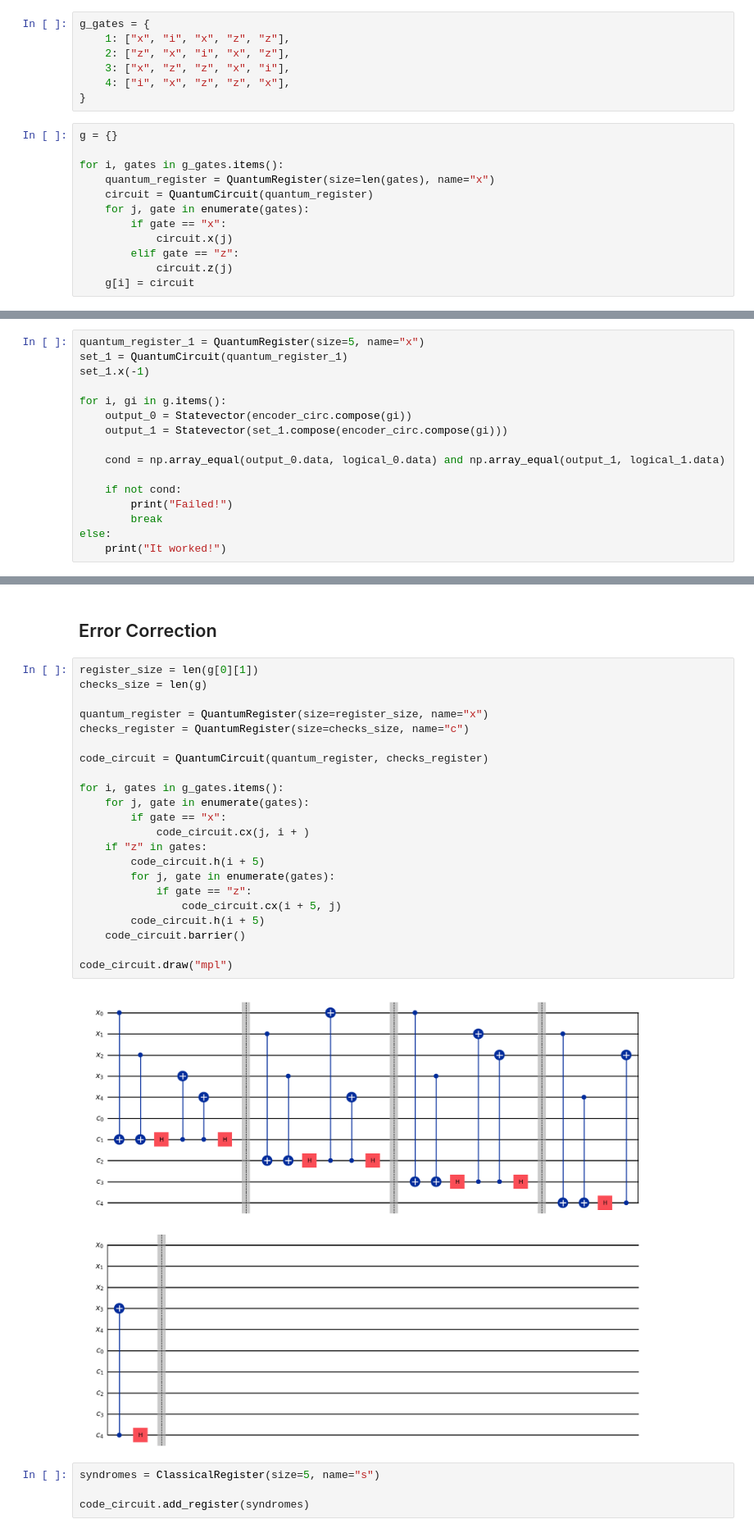
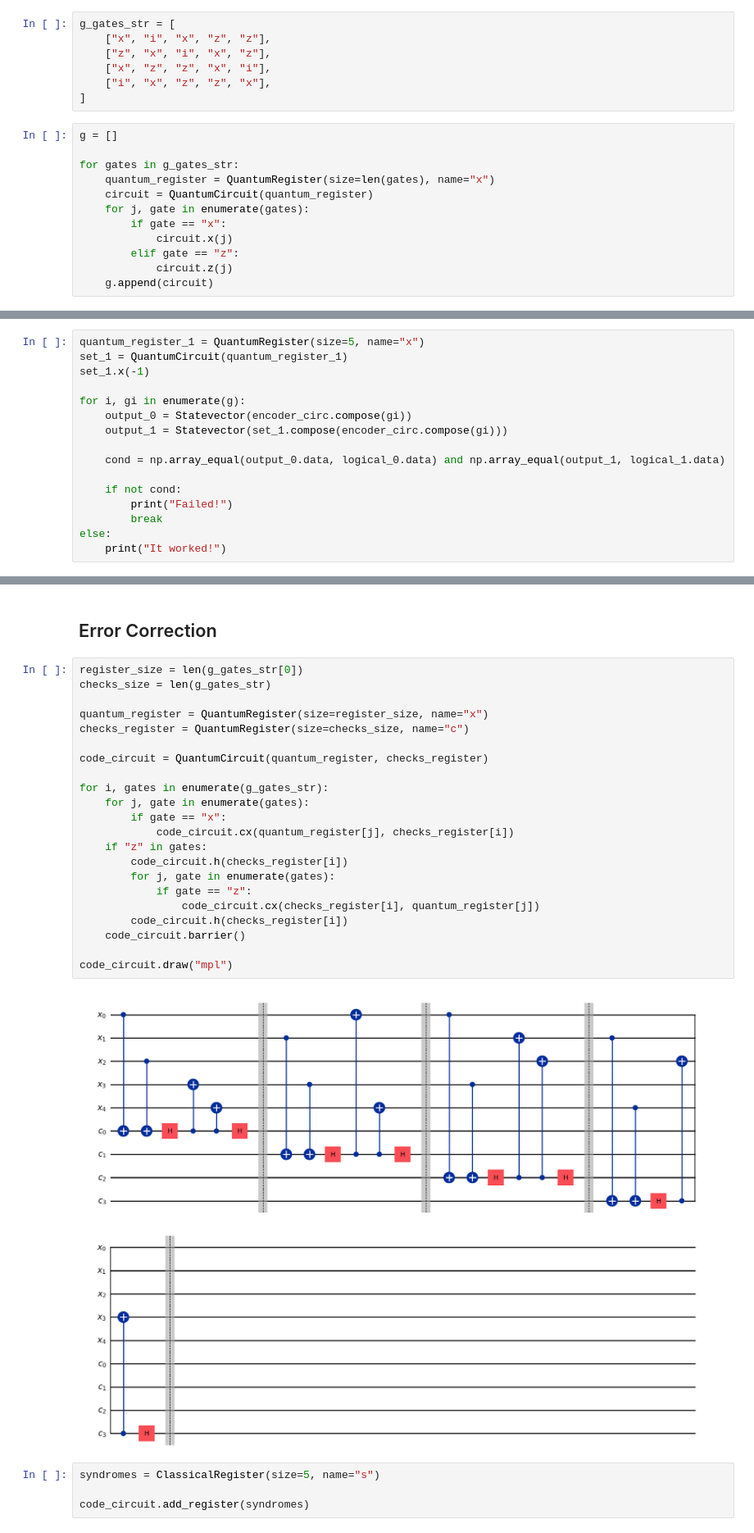
Before and after one commit to lrfinotti/five-qubit-quatum-code, a Jupyter notebook: five-qubit-code.ipynb, the cells around one changed output, grey strips where cells are left out. Shown: that part at 82% size. Drawn from its saved outputs; the diff is of its cells as text.

```diff
--- a/five-qubit-code.ipynb
+++ b/five-qubit-code.ipynb
@@ -33,16 +33,16 @@ $$
   \end{align*}
 $$
 # %%
-g_gates = {
-    1: ["x", "i", "x", "z", "z"],
-    2: ["z", "x", "i", "x", "z"],
-    3: ["x", "z", "z", "x", "i"],
-    4: ["i", "x", "z", "z", "x"],
-}
+g_gates_str = [
+    ["x", "i", "x", "z", "z"],
+    ["z", "x", "i", "x", "z"],
+    ["x", "z", "z", "x", "i"],
+    ["i", "x", "z", "z", "x"],
+]
 # %%
-g = {}
+g = []
 
-for i, gates in g_gates.items():
+for gates in g_gates_str:
     quantum_register = QuantumRegister(size=len(gates), name="x")
     circuit = QuantumCircuit(quantum_register)
     for j, gate in enumerate(gates):
@@ -50,7 +50,7 @@ for i, gates in g_gates.items():
             circuit.x(j)
         elif gate == "z":
             circuit.z(j)
-    g[i] = circuit
+    g.append(circuit)
 # %%
 i = 2
 g[i].draw("mpl")
@@ -192,7 +192,7 @@ quantum_register_1 = QuantumRegister(size=5, name="x")
 set_1 = QuantumCircuit(quantum_register_1)
 set_1.x(-1)
 
-for i, gi in g.items():
+for i, gi in enumerate(g):
     output_0 = Statevector(encoder_circ.compose(gi))
     output_1 = Statevector(set_1.compose(encoder_circ.compose(gi)))
 
@@ -208,29 +208,29 @@ It worked!
 # %% [markdown]
 ## Error Correction
 # %%
-register_size = len(g[0][1])
-checks_size = len(g)
+register_size = len(g_gates_str[0])
+checks_size = len(g_gates_str)
 
 quantum_register = QuantumRegister(size=register_size, name="x")
 checks_register = QuantumRegister(size=checks_size, name="c")
 
 code_circuit = QuantumCircuit(quantum_register, checks_register)
 
-for i, gates in g_gates.items():
+for i, gates in enumerate(g_gates_str):
     for j, gate in enumerate(gates):
         if gate == "x":
-            code_circuit.cx(j, i + )
+            code_circuit.cx(quantum_register[j], checks_register[i])
     if "z" in gates:
-        code_circuit.h(i + 5)
+        code_circuit.h(checks_register[i])
         for j, gate in enumerate(gates):
             if gate == "z":
-                code_circuit.cx(i + 5, j)
-        code_circuit.h(i + 5)
+                code_circuit.cx(checks_register[i], quantum_register[j])
+        code_circuit.h(checks_register[i])
     code_circuit.barrier()
 
 code_circuit.draw("mpl")
 # %% [output]
-[figure, old version]
+[figure, new version]
 # %%
 syndromes = ClassicalRegister(size=5, name="s")
 
```
Also changed, not shown: parts of 2 cells of this notebook, 2 other files.
